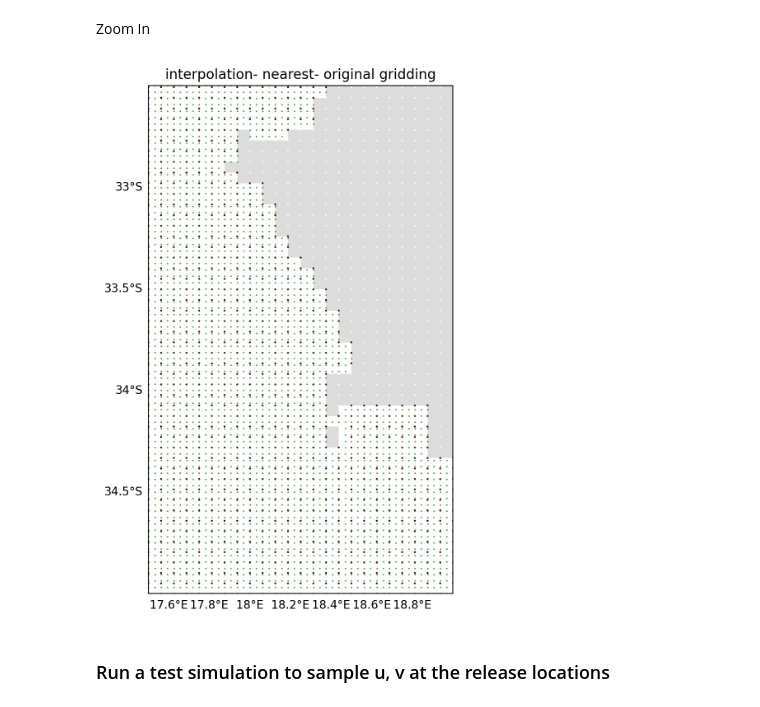
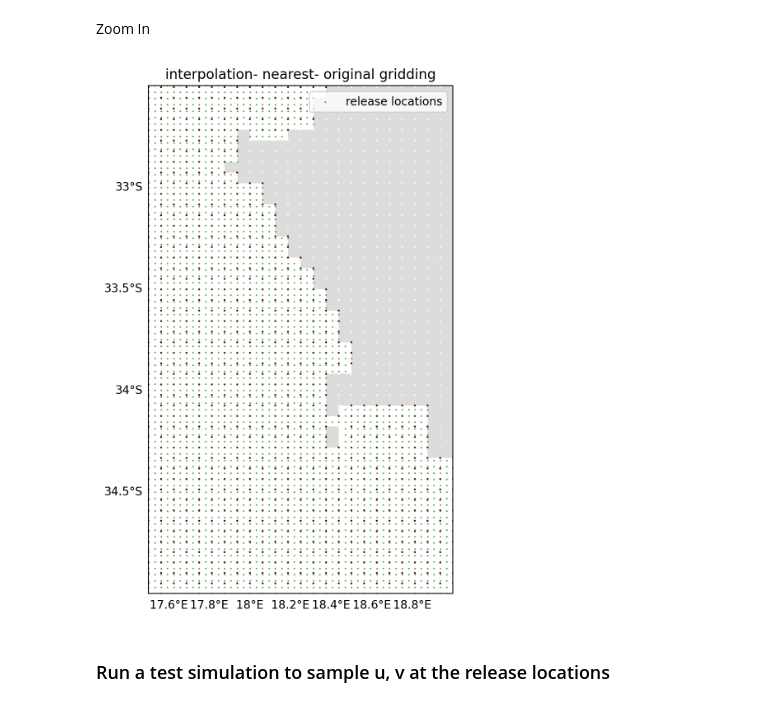
Before and after one commit to OceanParcels/atlanteco_plankton_plastic_nutrients_dispersion, a Jupyter notebook: src/processing/extract_Benguela_region.ipynb, the cells around one changed output. Saved outputs shown, nothing was run; the diff lists cells and outputs as text; code cells hidden in the pictures.

```diff
--- a/src/processing/extract_Benguela_region.ipynb
+++ b/src/processing/extract_Benguela_region.ipynb
@@ -59,8 +59,8 @@ bottom_lat = -35.0
 res=32
 delta= 1/res
 
-lons = np.arange(left_lon, right_lon + delta, delta, dtype=np.float32)
-lats = np.arange(bottom_lat, top_lat + delta, delta, dtype=np.float32)
+lons = np.arange(left_lon, right_lon + delta, delta)
+lats = np.arange(bottom_lat, top_lat + delta, delta)
 regions_lons, regions_lats = np.meshgrid(lons, lats)
 print(regions_lons.shape)
 print(delta)
@@ -126,40 +126,29 @@ Zoom In
 # %%
 custom_size=10
 fig = plt.figure(figsize=(12,8), dpi=200)
 ax = plt.axes(projection=ccrs.PlateCarree())
 ax.set_title("interpolation- nearest- original gridding")
 gl = ax.gridlines(draw_labels=True)
 gl.xlines = False
 gl.ylines = False
 gl.top_labels = False
 gl.right_labels = False
 gl.xlabel_style = {'size': custom_size, 'color': 'k'}
 gl.ylabel_style = {'size': custom_size, 'color': 'k'}
 colormap = clr.ListedColormap(['gainsboro', 'white'])
 
 ax.pcolormesh(mask_lon[0, 1249:1750, 1499:], mask_lat[0, 1249:1750, 1499:], mask_land[0,0, 1250:1750, 1500:], cmap=colormap)
-# ax.pcolormesh(mask_lon[0, :, :], mask_lat[0, :, :], mask_land[0,0, 1:, 1:], cmap=colormap)
-
-# ax.scatter(mask_lon[0, 1249:1750, 1499:], mask_lat[0, 1249:1750, 1499:],marker='X',s=0.3, c='blue')
-# ax.scatter(lons_new[1249:1750, 1499:], lats_new[1249:1750, 1499:],marker='X',s=0.3, c='blue')
 
 ax.scatter(mask_lon[0, 1249:1750, 1499:], mask_lat[0, 1249:1750, 1499:],c=mask_land[0,0, 1249:1750, 1499:], cmap=plt.cm.Reds, s=0.5)
-
-# ax.scatter(mask_lon[0, :-1, :-1], mask_lat[0, :-1, :-1], c=mask_land[0,0, 1:, 1:], cmap=plt.cm.Reds, s=0.5)
-
-# ax.scatter(mask_lon[0, :, :], mask_lat[0, :, :], c=mask_land[0,0, :, :], cmap=plt.cm.Reds, s=0.5)
-# ax.scatter(mask_lon[0, :, :], mask_lat[0, :, :],marker='X',s=0.3, c='red')
-
-# ax.set_xlim(13, 15)
-# ax.set_ylim(-25, -22)
 
 ax.set_xlim(17.5, 19)
 ax.set_ylim(-35, -32.5)
 
-ax.scatter(ocean_lons, ocean_lats, s=0.1, c="green")
+ax.scatter(ocean_lons, ocean_lats, s=0.1, c="green", label='release locations')
+plt.legend()
 plt.show()
 # %% [output]
-[figure, old version]
+[figure, new version]
 # %% [markdown]
 <h3> Run a test simulation to sample u, v at the release locations
 # %%
```
Also changed, not shown: parts of 2 cells of this notebook, 3 other files.
